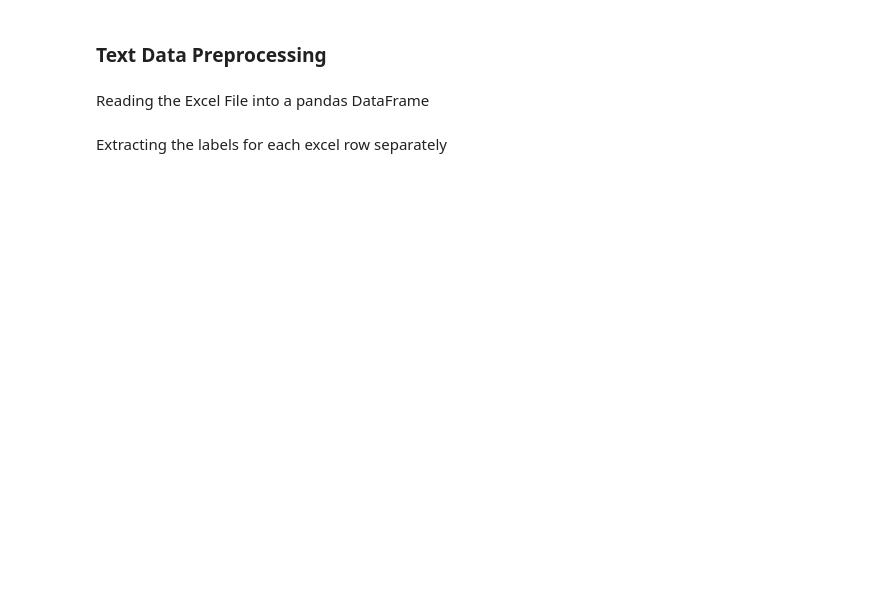
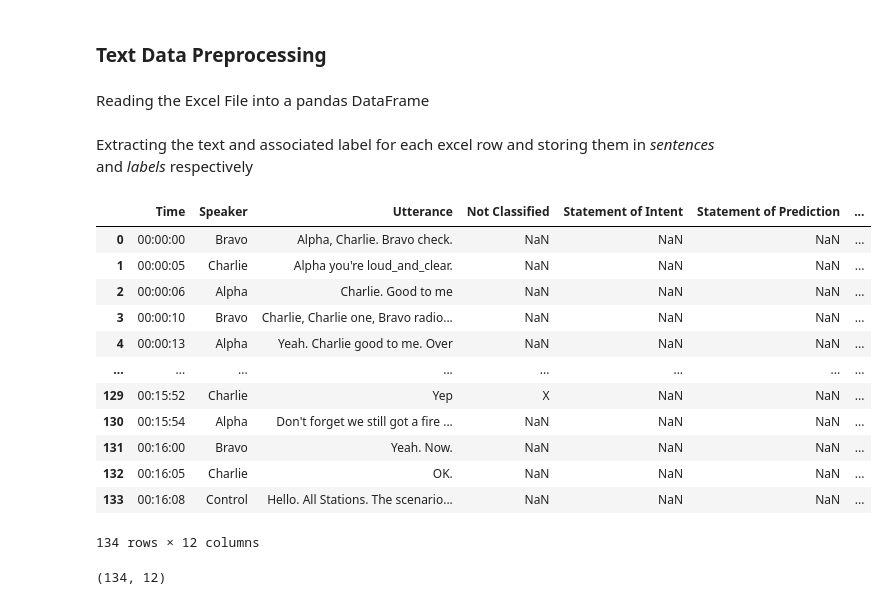
Before and after one commit to rdmoustafa/speech-act-classification, a Jupyter notebook: data_preprocessing.ipynb, the cells around one changed output. Cells and saved outputs as stored; diff of their text form; code cells hidden in the pictures; blank space fills up the shorter version.

```diff
--- a/data_preprocessing.ipynb
+++ b/data_preprocessing.ipynb
@@ -7,8 +9,29 @@ import pandas as pd
 # %% [markdown]
 Reading the Excel File into a pandas DataFrame
 # %%
-file_path = "interrater_data.xlsx"
-# Read the Excel file into a pandas DataFrame
+file_path = "data/interrater_data.xlsx"
+
 excel_file = pd.read_excel(file_path)
 # %% [markdown]
-Extracting the labels for each excel row separately
+Extracting the text and associated label for each excel row and storing them in _sentences_ and _labels_ respectively
+# %%
+excel_file
+# %% [output]
+|  | Time | Speaker | Utterance | Not Classified | Statement of Intent | Statement of Prediction | ... |
+| 0 | 00:00:00 | Bravo | Alpha, Charlie. Bravo check. | NaN | NaN | NaN | ... |
+| 1 | 00:00:05 | Charlie | Alpha you're loud_and_clear. | NaN | NaN | NaN | ... |
+| 2 | 00:00:06 | Alpha | Charlie. Good to me | NaN | NaN | NaN | ... |
+| 3 | 00:00:10 | Bravo | Charlie, Charlie one, Bravo radio... | NaN | NaN | NaN | ... |
+| 4 | 00:00:13 | Alpha | Yeah. Charlie good to me. Over | NaN | NaN | NaN | ... |
+| ... | ... | ... | ... | ... | ... | ... | ... |
+| 129 | 00:15:52 | Charlie | Yep | X | NaN | NaN | ... |
+| 130 | 00:15:54 | Alpha | Don't forget we still got a fire ... | NaN | NaN | NaN | ... |
+| 131 | 00:16:00 | Bravo | Yeah. Now. | NaN | NaN | NaN | ... |
+| 132 | 00:16:05 | Charlie | OK. | NaN | NaN | NaN | ... |
+| 133 | 00:16:08 | Control | Hello. All Stations. The scenario... | NaN | NaN | NaN | ... |
+134 rows × 12 columns
+# %%
+excel_file.shape
+# The first number is the number of rows/entries there are, the second is the number of columns of the .shape function
+# %% [output]
+(134, 12)
```
Also changed, not shown: parts of 14 cells of this notebook, 10 other files.
